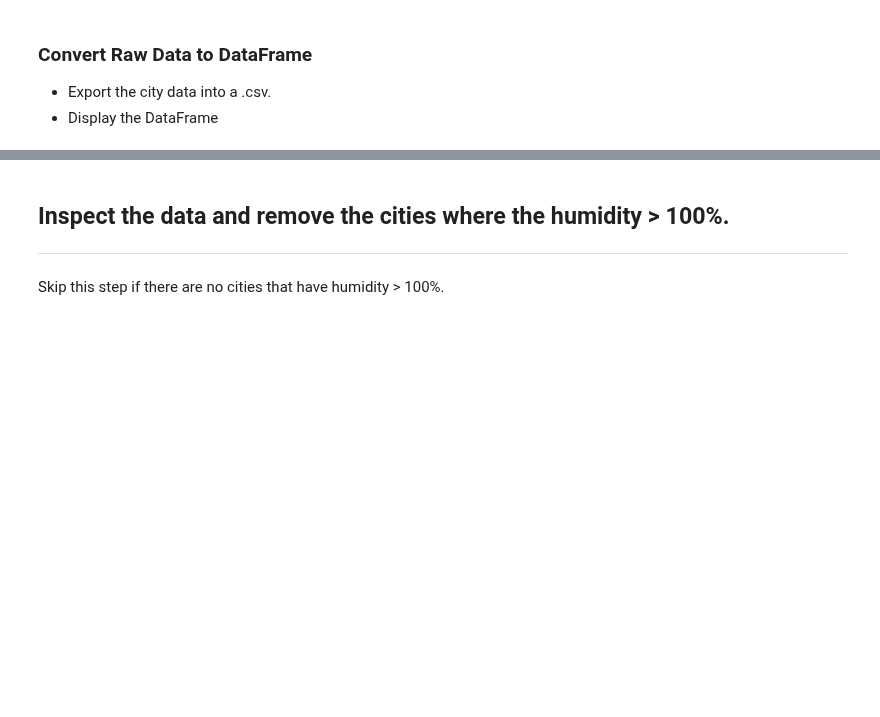
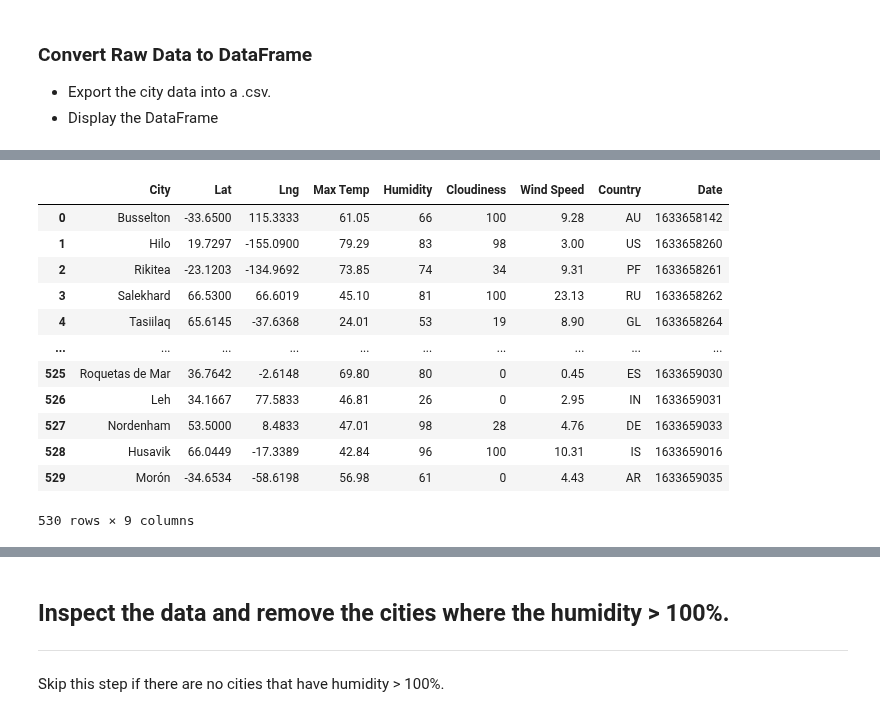
Before and after one commit to eldridgesje/python-api-challenge, a Jupyter notebook: WeatherPy.ipynb, the cells around one changed output, grey strips where cells are left out. Drawn from its saved outputs; the diff is of its cells as text; code cells hidden in the pictures; blank space fills up the shorter version.

Commit message:
Added the summary data and CSV export to WeatherPy.

```diff
--- a/WeatherPy.ipynb
+++ b/WeatherPy.ipynb
@@ -151,0 +125,18 @@ cityWeather
+# %%
+cityWeather.to_csv("output_data/cities.csv")
+
+cityWeather
+# %% [output]
+|  | City | Lat | Lng | Max Temp | Humidity | Cloudiness | Wind Speed | Country | Date |
+| 0 | Busselton | -33.6500 | 115.3333 | 61.05 | 66 | 100 | 9.28 | AU | 1633658142 |
+| 1 | Hilo | 19.7297 | -155.0900 | 79.29 | 83 | 98 | 3.00 | US | 1633658260 |
+| 2 | Rikitea | -23.1203 | -134.9692 | 73.85 | 74 | 34 | 9.31 | PF | 1633658261 |
+| 3 | Salekhard | 66.5300 | 66.6019 | 45.10 | 81 | 100 | 23.13 | RU | 1633658262 |
+| 4 | Tasiilaq | 65.6145 | -37.6368 | 24.01 | 53 | 19 | 8.90 | GL | 1633658264 |
+| ... | ... | ... | ... | ... | ... | ... | ... | ... | ... |
+| 525 | Roquetas de Mar | 36.7642 | -2.6148 | 69.80 | 80 | 0 | 0.45 | ES | 1633659030 |
+| 526 | Leh | 34.1667 | 77.5833 | 46.81 | 26 | 0 | 2.95 | IN | 1633659031 |
+| 527 | Nordenham | 53.5000 | 8.4833 | 47.01 | 98 | 28 | 4.76 | DE | 1633659033 |
+| 528 | Husavik | 66.0449 | -17.3389 | 42.84 | 96 | 100 | 10.31 | IS | 1633659016 |
+| 529 | Morón | -34.6534 | -58.6198 | 56.98 | 61 | 0 | 4.43 | AR | 1633659035 |
+530 rows × 9 columns
```
Also changed, not shown: parts of 8 cells of this notebook, 1 other file.
